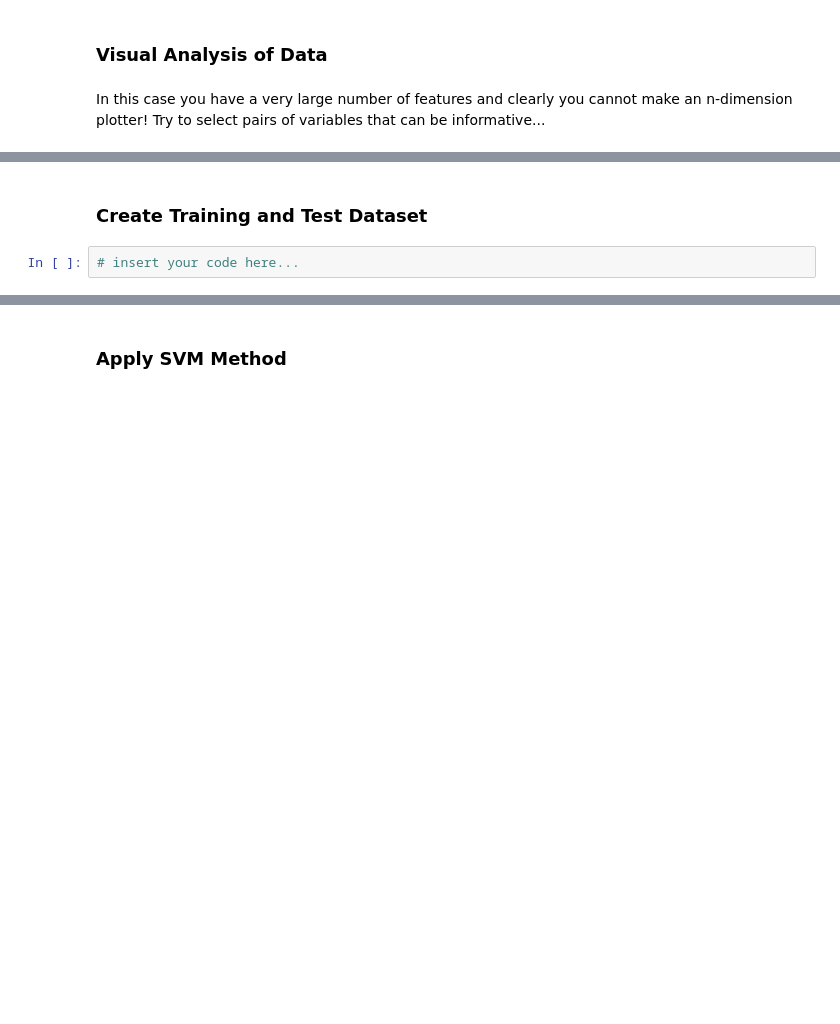
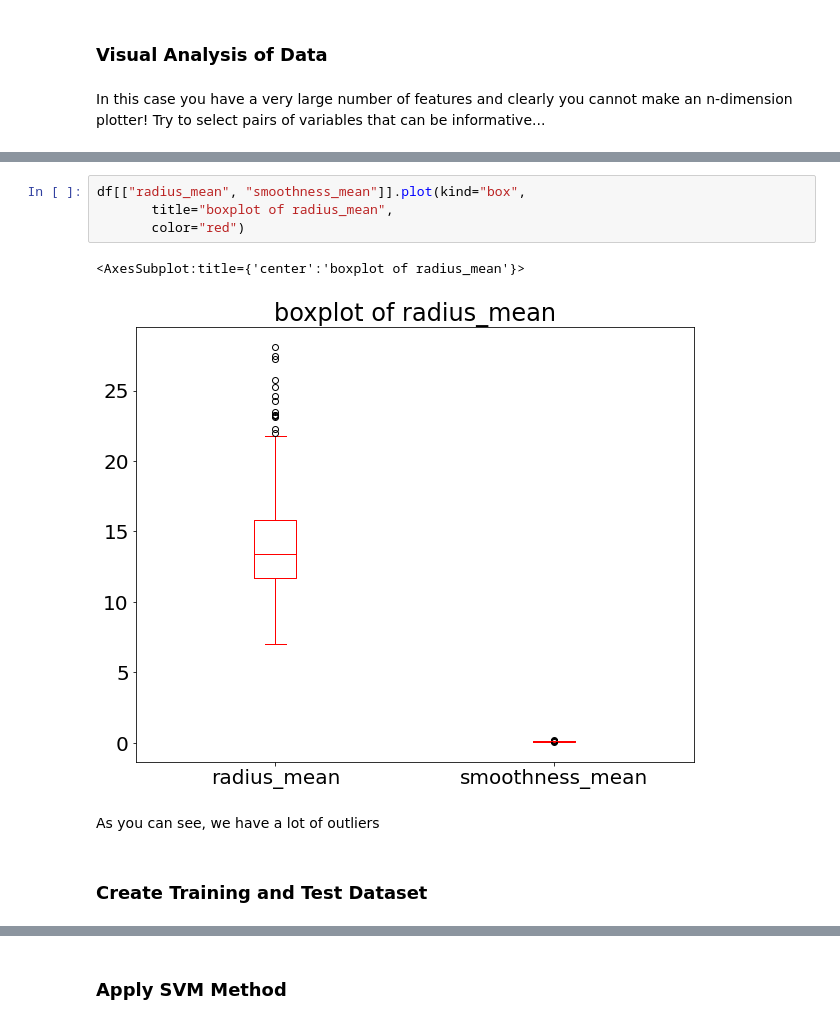
Before and after one commit to lcsrodriguez/intro-ml-assignment, a Jupyter notebook: assignment.ipynb, the cells around one changed output, grey strips where cells are left out. Cells and saved outputs as stored; diff of their text form; blank space fills up the shorter version.

```diff
--- a/assignment.ipynb
+++ b/assignment.ipynb
@@ -452,4 +476,11 @@ In this case you have a very large number of features and clearly you cannot mak
+# %%
+df[["radius_mean", "smoothness_mean"]].plot(kind="box",
+       title="boxplot of radius_mean",
+       color="red")
+# %% [output]
+<AxesSubplot:title={'center':'boxplot of radius_mean'}>
+[figure, added]
+# %% [markdown]
+As you can see, we have a lot of outliers
 # %% [markdown]
 ### Create Training and Test Dataset
-# %%
-# insert your code here...
```
Also changed, not shown: parts of 5 cells of this notebook.
